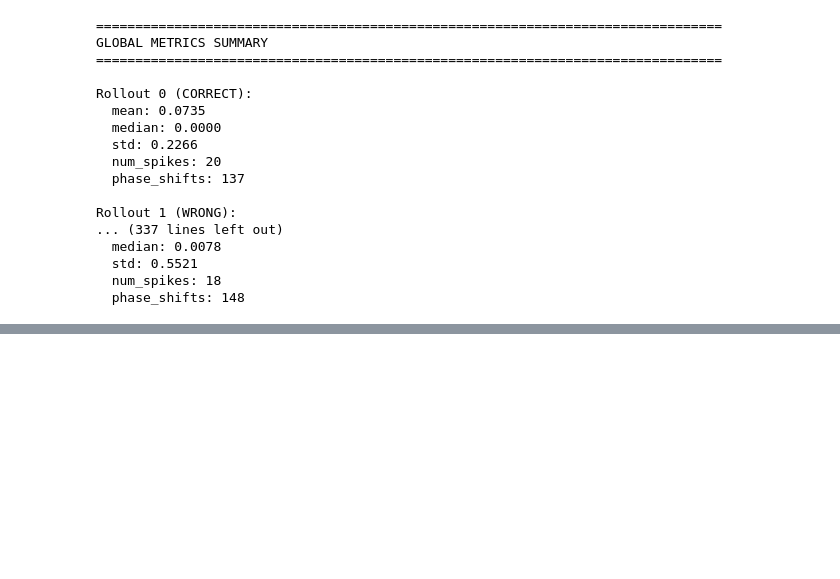
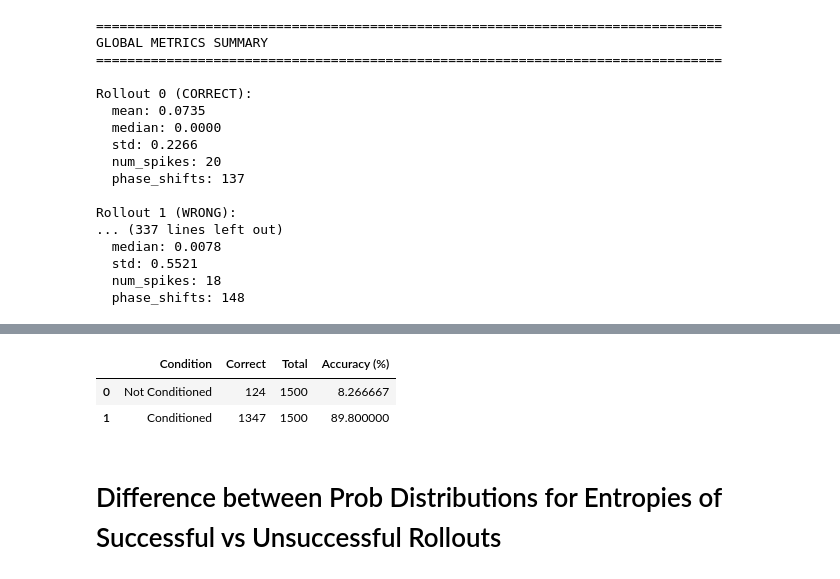
Before and after one commit to adityashukzy/MAT1510-Project, a Jupyter notebook: notebooks/aditya/old_analysis.ipynb, the cells around one changed output, grey strips where cells are left out. Cells and saved outputs as stored; diff of their text form; code cells hidden in the pictures; blank space fills up the shorter version.

```diff
--- a/analysis.ipynb
+++ b/notebooks/aditya/old_analysis.ipynb
@@ -34,29 +34,6 @@ print(f"Loaded experiment with {num_rollouts} rollouts for problem {problem_idx}
 Loaded experiment with 50 rollouts for problem 0
 # %% [markdown]
 ## 3. Define Metric Functions
-# %%
-def compute_per_step_metrics(entropy, window=10):
-    """Compute per-step metrics for entropy sequence."""
-    n = len(entropy)
-
-    # Cumulative sum
-    cumsum = np.cumsum(entropy)
-
-    # Rolling volatility (std)
-    volatility = np.full(n, np.nan)
-    for i in range(window, n):
-        volatility[i] = np.std(entropy[i-window:i])
-
-    # Rolling slope
-    slope = np.full(n, np.nan)
-    for i in range(window, n):
-        slope[i] = np.polyfit(range(window), entropy[i-window:i], 1)[0]
-
-    return {
-        'cumsum': cumsum,
-        'volatility': volatility,
-        'slope': slope
-    }
 # %%
 def compute_global_metrics(entropy, window=10):
     """Compute global metrics for entropy sequence."""
@@ -506,0 +525,25 @@ Rollout 1 (WRONG):
+# %%
+# Aggregate by condition and create dataframe
+import pandas as pd
+
+not_conditioned = [results['aim_1'], results['aim_2'], results['aim_3']]
+conditioned = [results['aim_1c'], results['aim_2c'], results['aim_3c']]
+
+nc_correct = sum(r['correct'] for r in not_conditioned)
+nc_total = sum(r['total'] for r in not_conditioned)
+
+c_correct = sum(r['correct'] for r in conditioned)
+c_total = sum(r['total'] for r in conditioned)
+
+df = pd.DataFrame([
+    {'Condition': 'Not Conditioned', 'Correct': nc_correct, 'Total': nc_total, 'Accuracy (%)': 100 * nc_correct / nc_total},
+    {'Condition': 'Conditioned', 'Correct': c_correct, 'Total': c_total, 'Accuracy (%)': 100 * c_correct / c_total},
+])
+
+df
+# %% [output]
+|  | Condition | Correct | Total | Accuracy (%) |
+| 0 | Not Conditioned | 124 | 1500 | 8.266667 |
+| 1 | Conditioned | 1347 | 1500 | 89.800000 |
+# %% [markdown]
+# Difference between Prob Distributions for Entropies of Successful vs Unsuccessful Rollouts
```
Also changed, not shown: parts of 10 cells of this notebook, 50 other files.
